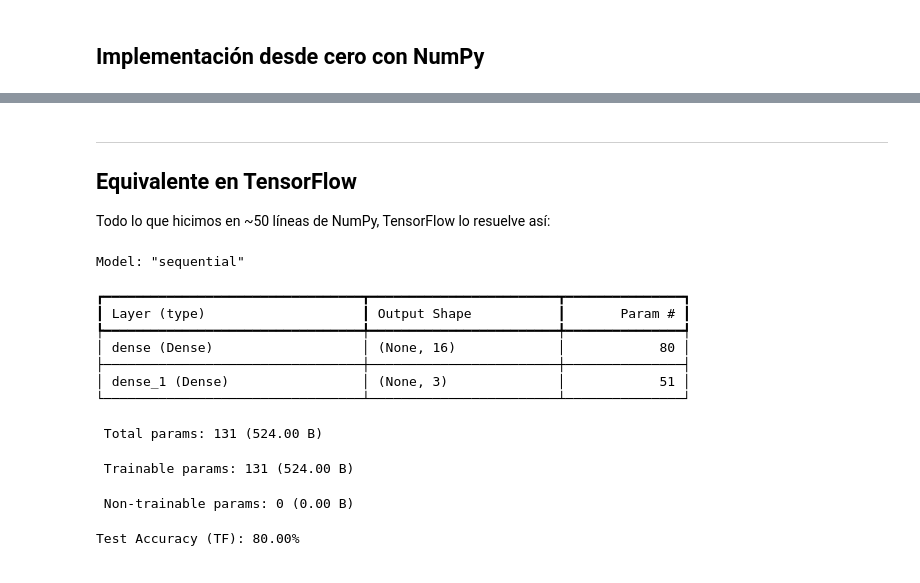
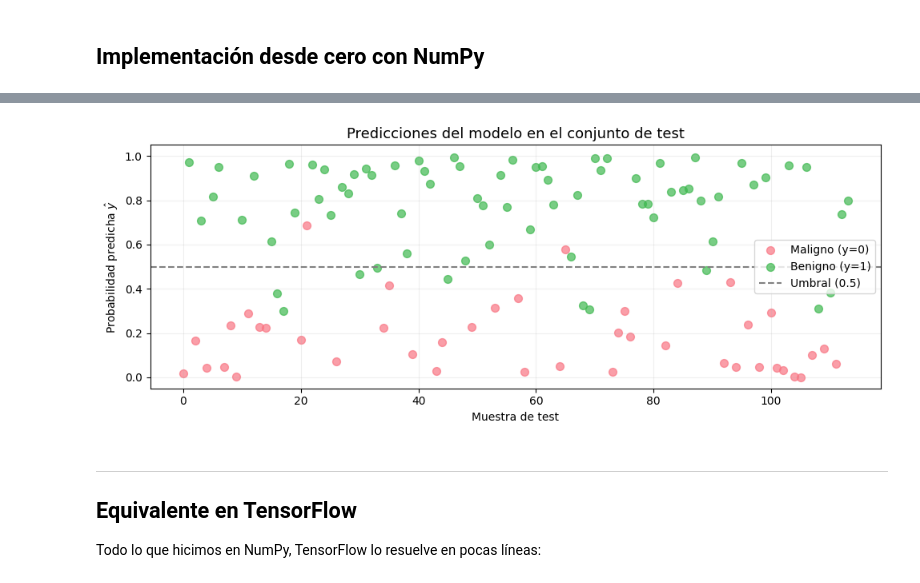
Before and after one commit to joserlandero/Redes_Neuronales, a Jupyter notebook: 00_introduccion/01/01_ciclo_de_aprendizaje.ipynb, the cells around one changed output, grey strips where cells are left out. Drawn from its saved outputs; the diff is of its cells as text; code cells hidden in the pictures.

```diff
--- a/00_introduccion/01/01_ciclo_de_aprendizaje.ipynb
+++ b/00_introduccion/01/01_ciclo_de_aprendizaje.ipynb
@@ -525,46 +640,33 @@ Accuracy en test: 80.00%
+# %%
+# --- Visualización de las predicciones del modelo ---
+fig, ax = plt.subplots(figsize=(10, 4))
+
+# Separar predicciones por clase real
+idx_maligno = (y_test.flatten() == 0)
+idx_benigno = (y_test.flatten() == 1)
+
+probs = A2_test.flatten()
+
+ax.scatter(np.where(idx_maligno)[0], probs[idx_maligno],
+           color='#F97583', label='Maligno (y=0)', alpha=0.7, s=50)
+ax.scatter(np.where(idx_benigno)[0], probs[idx_benigno],
+           color='#3FB950', label='Benigno (y=1)', alpha=0.7, s=50)
+
+ax.axhline(0.5, color='gray', linestyle='--', linewidth=1.5, label='Umbral (0.5)')
+ax.set_xlabel('Muestra de test')
+ax.set_ylabel('Probabilidad predicha $\hat{y}$')
+ax.set_title('Predicciones del modelo en el conjunto de test', fontsize=13)
+ax.set_ylim(-0.05, 1.05)
+ax.legend()
+ax.grid(True, alpha=0.2)
+
+plt.tight_layout()
+plt.show()
+# %% [output]
+[figure, added]
 # %% [markdown]
 ---
 
 ## Equivalente en TensorFlow
 
-Todo lo que hicimos en ~50 líneas de NumPy, TensorFlow lo resuelve así:
+Todo lo que hicimos en NumPy, TensorFlow lo resuelve en pocas líneas:
-# %%
-import tensorflow as tf
-
-# Mismos datos
-model = tf.keras.Sequential([
-    tf.keras.layers.Dense(16, activation='relu', kernel_initializer='he_normal', input_shape=(4,)),
-    tf.keras.layers.Dense(3, activation='softmax', kernel_initializer='he_normal')
-])
-
-model.compile(
-    optimizer=tf.keras.optimizers.SGD(learning_rate=0.01),
-    loss='categorical_crossentropy',
-    metrics=['accuracy']
-)
-
-model.summary()
-# %% [output]
-Model: "sequential"
-┏━━━━━━━━━━━━━━━━━━━━━━━━━━━━━━━━━┳━━━━━━━━━━━━━━━━━━━━━━━━┳━━━━━━━━━━━━━━━┓
-┃ Layer (type)                    ┃ Output Shape           ┃       Param # ┃
-┡━━━━━━━━━━━━━━━━━━━━━━━━━━━━━━━━━╇━━━━━━━━━━━━━━━━━━━━━━━━╇━━━━━━━━━━━━━━━┩
-│ dense (Dense)                   │ (None, 16)             │            80 │
-├─────────────────────────────────┼────────────────────────┼───────────────┤
-│ dense_1 (Dense)                 │ (None, 3)              │            51 │
-└─────────────────────────────────┴────────────────────────┴───────────────┘
- Total params: 131 (524.00 B)
- Trainable params: 131 (524.00 B)
- Non-trainable params: 0 (0.00 B)
-# %%
-history = model.fit(
-    X_train, y_train,
-    epochs=200,
-    batch_size=120,  # un solo batch como nuestro NumPy
-    verbose=0
-)
-
-test_loss, test_acc = model.evaluate(X_test, y_test, verbose=0)
-print(f"Test Accuracy (TF): {test_acc:.2%}")
-# %% [output]
-Test Accuracy (TF): 80.00%
```
Also changed, not shown: parts of 17 cells of this notebook, 2 other files.
